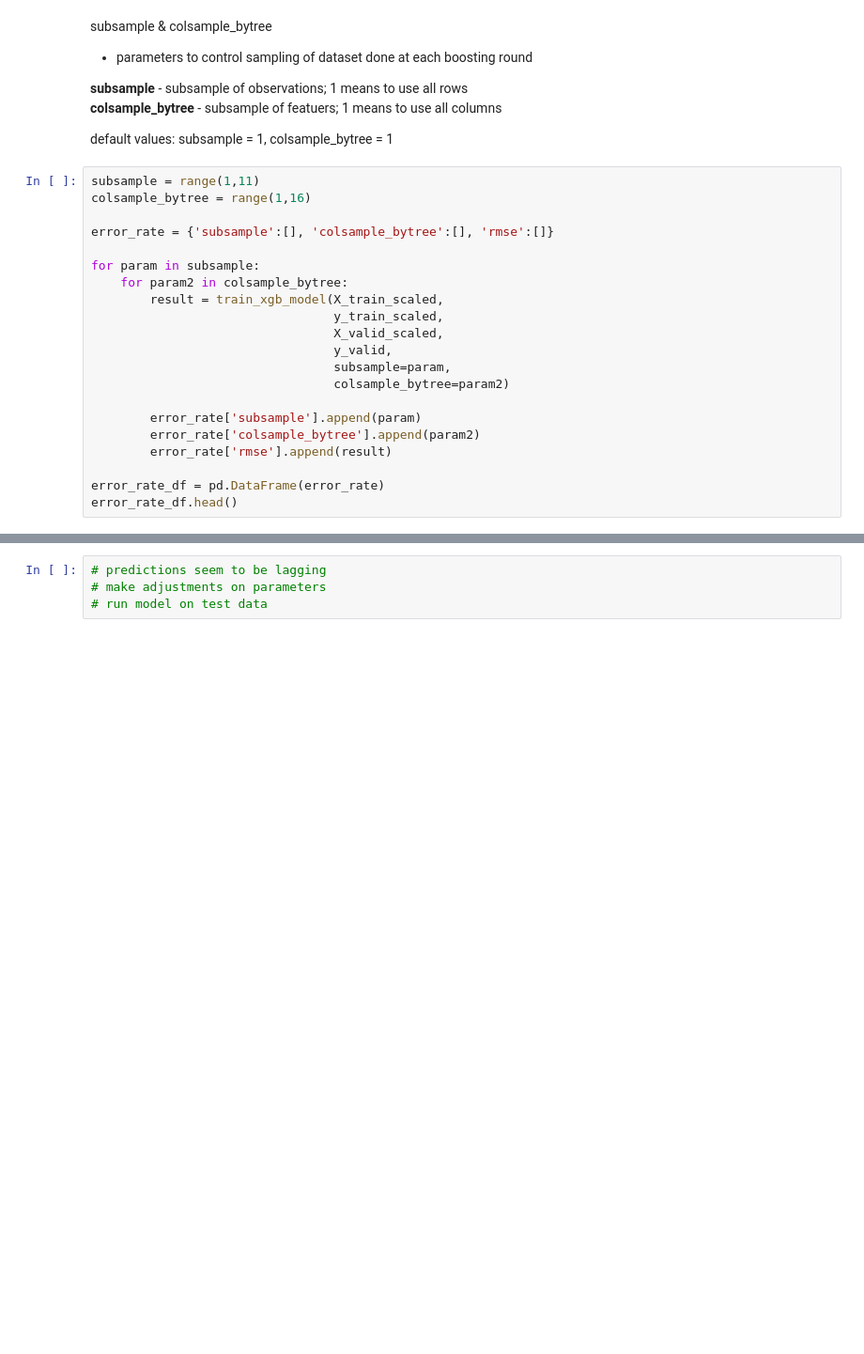
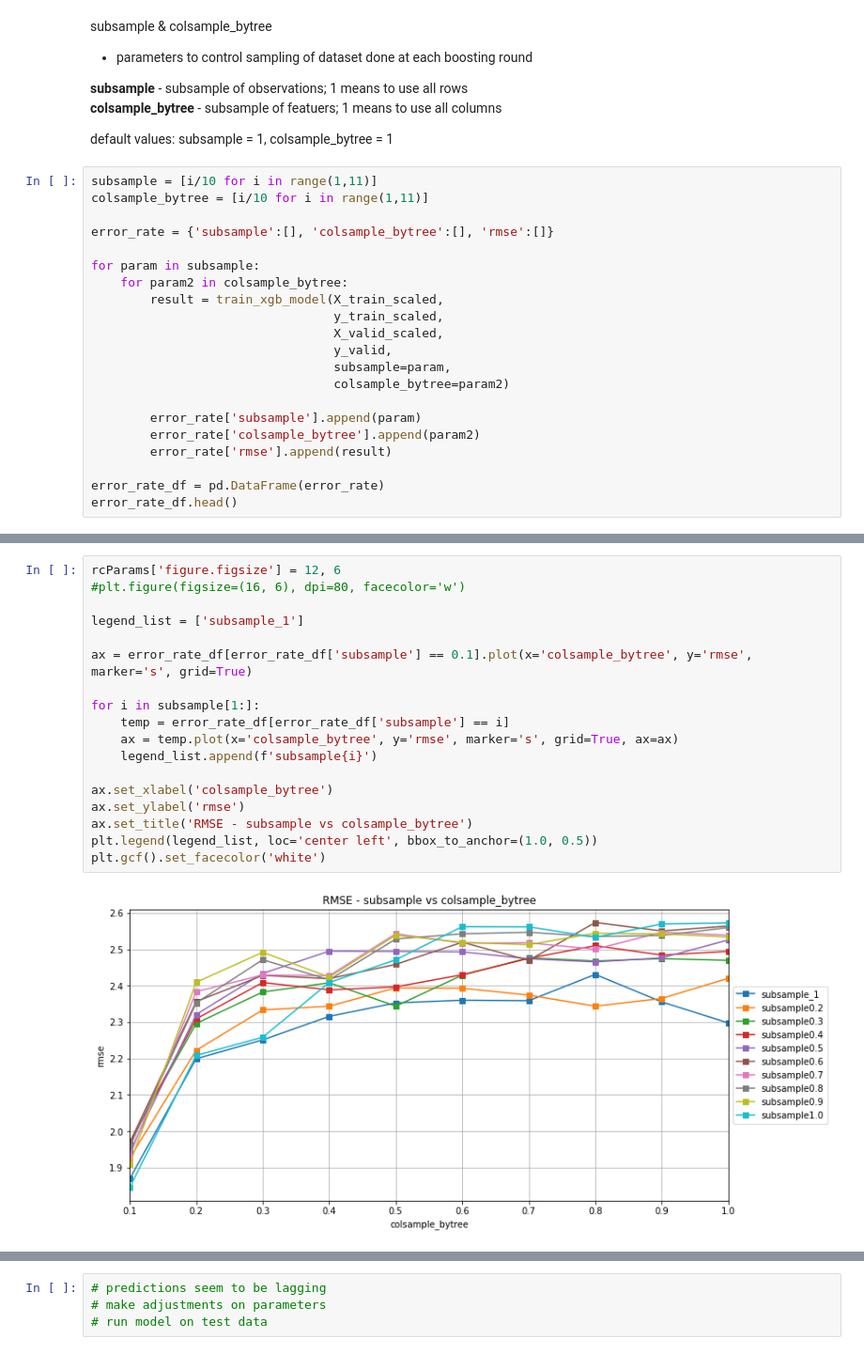
Before and after one commit to terrill11/spy_trend, a Jupyter notebook: spy_trend_xgboost.ipynb, the cells around one changed output, grey strips where cells are left out. Shown at 94% size. Drawn from its saved outputs; the diff is of its cells as text; blank space fills up the shorter version.

```diff
--- a/spy_trend_xgboost.ipynb
+++ b/spy_trend_xgboost.ipynb
@@ -621,8 +600,8 @@ subsample & colsample_bytree
 
 default values: subsample = 1, colsample_bytree = 1
 # %%
-subsample = range(1,11)
-colsample_bytree = range(1,16)
+subsample = [i/10 for i in range(1,11)]
+colsample_bytree = [i/10 for i in range(1,11)]
 
 error_rate = {'subsample':[], 'colsample_bytree':[], 'rmse':[]}
 
@@ -643,0 +630,20 @@ error_rate_df.head()
+# %%
+rcParams['figure.figsize'] = 12, 6
+#plt.figure(figsize=(16, 6), dpi=80, facecolor='w')
+
+legend_list = ['subsample_1']
+
+ax = error_rate_df[error_rate_df['subsample'] == 0.1].plot(x='colsample_bytree', y='rmse', marker='s', grid=True)
+
+for i in subsample[1:]:
+    temp = error_rate_df[error_rate_df['subsample'] == i]
+    ax = temp.plot(x='colsample_bytree', y='rmse', marker='s', grid=True, ax=ax)
+    legend_list.append(f'subsample{i}')
+
+ax.set_xlabel('colsample_bytree')
+ax.set_ylabel('rmse')
+ax.set_title('RMSE - subsample vs colsample_bytree')
+plt.legend(legend_list, loc='center left', bbox_to_anchor=(1.0, 0.5))
+plt.gcf().set_facecolor('white')
+# %% [output]
+[figure, added]
```
Also changed, not shown: parts of 21 cells of this notebook.
